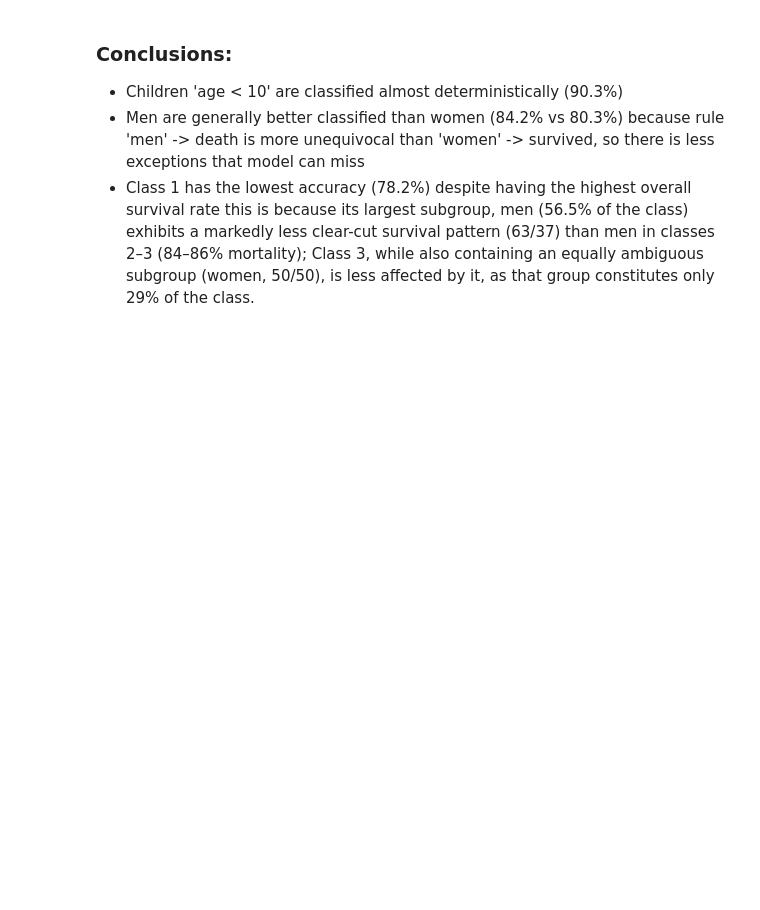
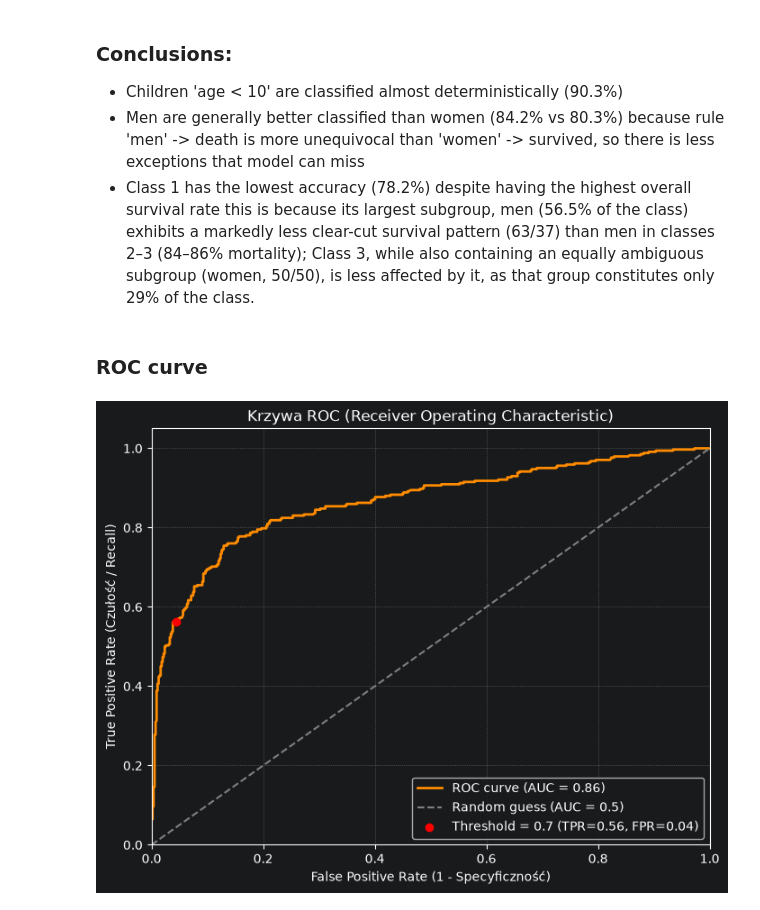
Before and after one commit to xJacoob/MachineLearning, a Jupyter notebook: Titanic/titanic_model.ipynb, the cells around one changed output. Saved outputs shown, nothing was run; the diff lists cells and outputs as text; code cells hidden in the pictures; blank space fills up the shorter version.

```diff
--- a/Titanic/titanic_model.ipynb
+++ b/Titanic/titanic_model.ipynb
@@ -386,3 +386,28 @@ dtype: int64
  - Children 'age < 10' are classified almost deterministically (90.3%)
  - Men are generally better classified than women (84.2% vs 80.3%) because rule 'men' -> death is more unequivocal than 'women' -> survived, so there is less exceptions that model can miss
  - Class 1 has the lowest accuracy (78.2%) despite having the highest overall survival rate this is because its largest subgroup, men (56.5% of the class) exhibits a markedly less clear-cut survival pattern (63/37) than men in classes 2–3 (84–86% mortality); Class 3, while also containing an equally ambiguous subgroup (women, 50/50), is less affected by it, as that group constitutes only 29% of the class.
+# %% [markdown]
+### ROC curve
+# %%
+crs_val_predict = cross_val_predict(final_pipeline, X, y, cv=5, method='predict_proba')
+positive_class_probs = crs_val_predict[:, 1]
+
+fpr, tpr, thresholds = roc_curve(y, positive_class_probs)
+roc_auc = auc(fpr, tpr)
+
+plt.figure(figsize=(8, 6))
+plt.plot(fpr, tpr, color='darkorange', lw=2, label=f'ROC curve (AUC = {roc_auc:.2f})')
+plt.plot([0, 1], [0, 1], color='gray', linestyle='--', label='Random guess (AUC = 0.5)')
+idx = np.argmin(np.abs(thresholds - 0.7))
+plt.scatter(fpr[idx], tpr[idx], color='red', zorder=5, label=f'Threshold = 0.7 (TPR={tpr[idx]:.2f}, FPR={fpr[idx]:.2f})')
+plt.xlim([0.0, 1.0])
+plt.ylim([0.0, 1.05])
+plt.xlabel('False Positive Rate (1 - Specyficzność)')
+plt.ylabel('True Positive Rate (Czułość / Recall)')
+plt.title('Krzywa ROC (Receiver Operating Characteristic)')
+plt.legend(loc="lower right")
+plt.grid(True, linestyle=':', alpha=0.6)
+
+plt.show()
+# %% [output]
+[figure, added]
```
Also changed, not shown: parts of 3 cells of this notebook.
